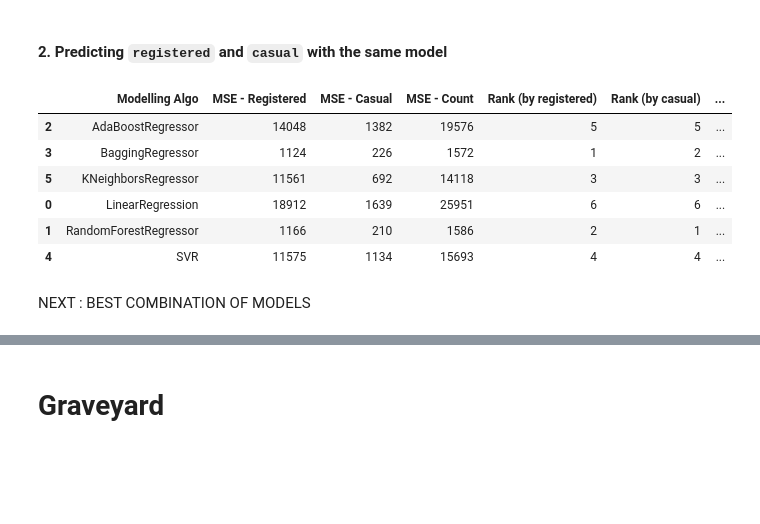
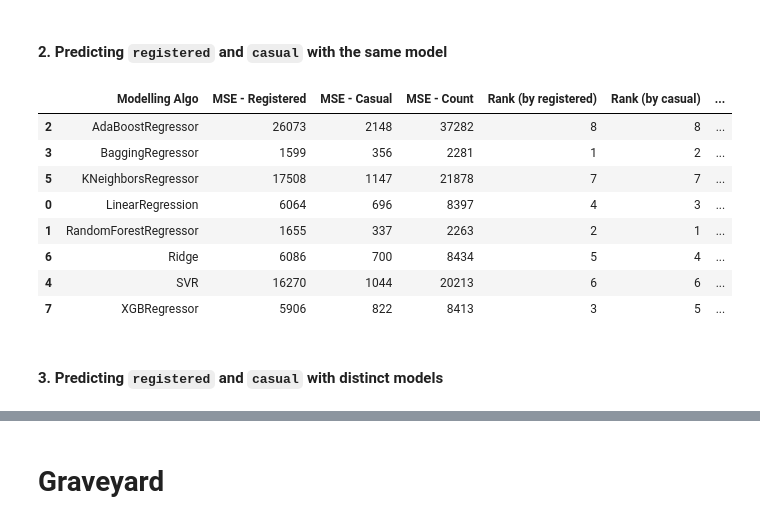
Before and after one commit to InesVA/predicting-bike-sharing-demand, a Jupyter notebook: Bike Sharing Prediction.ipynb, the cells around one changed output, grey strips where cells are left out. Cells and saved outputs as stored; diff of their text form; code cells hidden in the pictures; blank space fills up the shorter version.

Commit message:
Updated the model

````diff
--- a/Bike Sharing Prediction.ipynb
+++ b/Bike Sharing Prediction.ipynb
@@ -121,3 +139,3 @@ datasets["monthyear"] = datasets.date.dt.to_period('M')
 # %%
-train = datasets[datasets.is_train == 1].drop(columns="is_train")
-test = datasets[datasets.is_train == 0].drop(columns="is_train")
+train = datasets[datasets.is_train == 1]
+test = datasets[datasets.is_train == 0]
@@ -327,9 +421,9 @@ x_train, x_test, y_train, y_test = train_test_split(trainFull.drop('count',axis=
                                                     random_state=42)
 # %%
 # Listing the models we will try
-models = [RandomForestRegressor(),AdaBoostRegressor(),BaggingRegressor(),SVR(),KNeighborsRegressor()]
+models = [RandomForestRegressor(),AdaBoostRegressor(),BaggingRegressor(),SVR(),KNeighborsRegressor(), Ridge(), xg.XGBRegressor()]
 modelLinear= LinearRegression()
-model_names = ['LinearRegression','RandomForestRegressor','AdaBoostRegressor','BaggingRegressor','SVR','KNeighborsRegressor']
+model_names = ['LinearRegression','RandomForestRegressor','AdaBoostRegressor','BaggingRegressor','SVR','KNeighborsRegressor', 'Ridge', 'XGBRegressor']
 mseStrat1 = []
 
 # Log-transforming the response variable
@@ -340,7 +434,7 @@ modelLinear.fit(x_train, y_trainLog)
 predLinear = modelLinear.predict(x_test)
 mseStrat1.append(mean_squared_error(np.expm1(predLinear), y_test))
 
-for model in range (len(models)):
+for model in range(len(models)):
     clf = models[model]
     clf.fit(x_train, y_trainLog)
     pred = clf.predict(x_test)
@@ -361,29 +457,20 @@ strat1
 # %% [markdown]
 #### 2. Predicting ```registered``` and ```casual``` with the same model
 # %%
-# Dropping features
-dropFeaturesCasual = dropFeatures + ["count"]
-dropFeaturesCasual.remove("casual")
-trainCasual = train.drop(dropFeaturesCasual, axis = 1)
-
-dropFeaturesRegistered = dropFeatures + ["count"]
-dropFeaturesRegistered.remove("registered")
-trainRegistered = train.drop(dropFeaturesRegistered, axis = 1)
-
 # Separating into training and testing set
-x_train_separate, x_test_separate, y_train_casual, y_test_casual = train_test_split(trainCasual.drop('casual',axis=1),
-                                                                                    trainCasual['casual'],
+x_train_separate, x_test_separate, y_train_casual, y_test_casual = train_test_split(trainFinal.drop(['count', 'registered', 'casual'], axis=1),
+                                                                                    trainFinal['casual'],
                                                                                     test_size=0.20,
                                                                                     random_state=42)
 
-x_train_separate, x_test_separate, y_train_registered, y_test_registered = train_test_split(trainRegistered.drop('registered',axis=1),
-                                                                                       trainRegistered['registered'],
-                                                                                       test_size=0.20,
-                                                                                       random_state=42)
+x_train_separate, x_test_separate, y_train_registered, y_test_registered = train_test_split(trainFinal.drop(['count', 'registered', 'casual'], axis=1),
+                                                                                            trainFinal['registered'],
+                                                                                            test_size=0.20,
+                                                                                            random_state=42)
 # %%
 # Listing the models we will try
-models_separate=[RandomForestRegressor(),AdaBoostRegressor(),BaggingRegressor(),SVR(),KNeighborsRegressor()]
-model_names_separate=['LinearRegression','RandomForestRegressor','AdaBoostRegressor','BaggingRegressor','SVR','KNeighborsRegressor']
+models_separate=[RandomForestRegressor(),AdaBoostRegressor(),BaggingRegressor(),SVR(),KNeighborsRegressor(), Ridge(), xg.XGBRegressor()]
+model_names_separate=['LinearRegression','RandomForestRegressor','AdaBoostRegressor','BaggingRegressor','SVR','KNeighborsRegressor', 'Ridge', 'XGBRegressor']
 modelLinear = LinearRegression()
 mseCountStrat2 = []
 mseCasualStrat2 = []
@@ -426,21 +513,23 @@ for model in range(len(models_separate)):
     mseCountStrat2.append(mean_squared_error(np.expm1(predCasual) + np.expm1(predRegistered),
                                              y_test_casual + y_test_registered))
 # %%
-strat2 = pd.DataFrame({'Modelling Algo': model_names,
+strat2 = pd.DataFrame({'Modelling Algo': model_names_separate,
                        'MSE - Registered': [int(round(x)) for x in mseRegisteredStrat2],
                        'MSE - Casual': [int(round(x)) for x in mseCasualStrat2],
                        'MSE - Count': [int(round(x)) for x in mseCountStrat2]}).sort_values(by=["Modelling Algo"])
 strat2["Rank (by registered)"] = strat2["MSE - Registered"].rank().astype(int)
 strat2["Rank (by casual)"] = strat2["MSE - Casual"].rank().astype(int)
 strat2["Rank (by count)"] = strat2["MSE - Count"].rank().astype(int)
 strat2
 # %% [output]
 |  | Modelling Algo | MSE - Registered | MSE - Casual | MSE - Count | Rank (by registered) | Rank (by casual) | ... |
-| 2 | AdaBoostRegressor | 14048 | 1382 | 19576 | 5 | 5 | ... |
-| 3 | BaggingRegressor | 1124 | 226 | 1572 | 1 | 2 | ... |
-| 5 | KNeighborsRegressor | 11561 | 692 | 14118 | 3 | 3 | ... |
-| 0 | LinearRegression | 18912 | 1639 | 25951 | 6 | 6 | ... |
-| 1 | RandomForestRegressor | 1166 | 210 | 1586 | 2 | 1 | ... |
-| 4 | SVR | 11575 | 1134 | 15693 | 4 | 4 | ... |
+| 2 | AdaBoostRegressor | 26073 | 2148 | 37282 | 8 | 8 | ... |
+| 3 | BaggingRegressor | 1599 | 356 | 2281 | 1 | 2 | ... |
+| 5 | KNeighborsRegressor | 17508 | 1147 | 21878 | 7 | 7 | ... |
+| 0 | LinearRegression | 6064 | 696 | 8397 | 4 | 3 | ... |
+| 1 | RandomForestRegressor | 1655 | 337 | 2263 | 2 | 1 | ... |
+| 6 | Ridge | 6086 | 700 | 8434 | 5 | 4 | ... |
+| 4 | SVR | 16270 | 1044 | 20213 | 6 | 6 | ... |
+| 7 | XGBRegressor | 5906 | 822 | 8413 | 3 | 5 | ... |
-# %% [markdown]
-NEXT : BEST COMBINATION OF MODELS
+# %% [markdown]
+#### 3. Predicting ```registered``` and ```casual``` with distinct models
````
Also changed, not shown: parts of 20 cells of this notebook.
